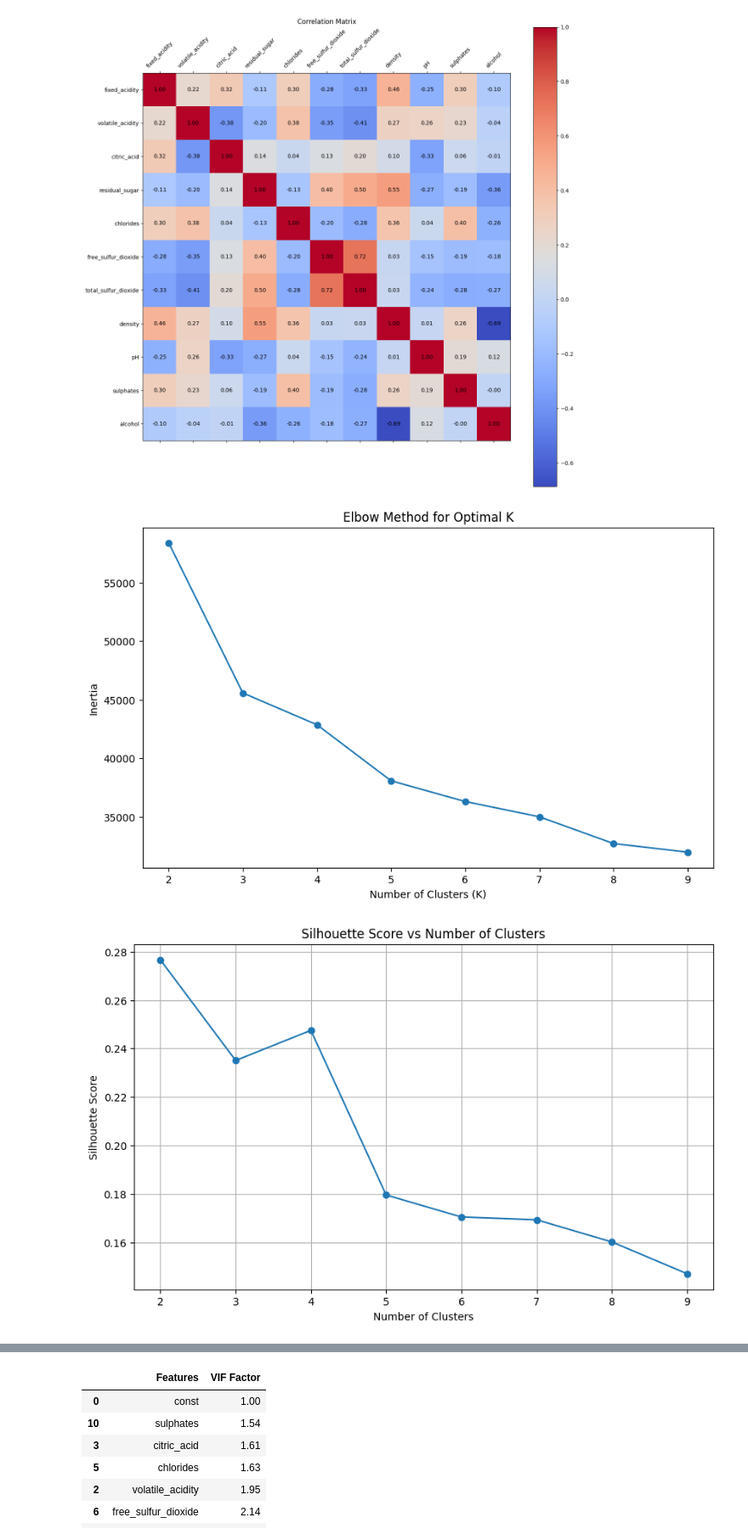
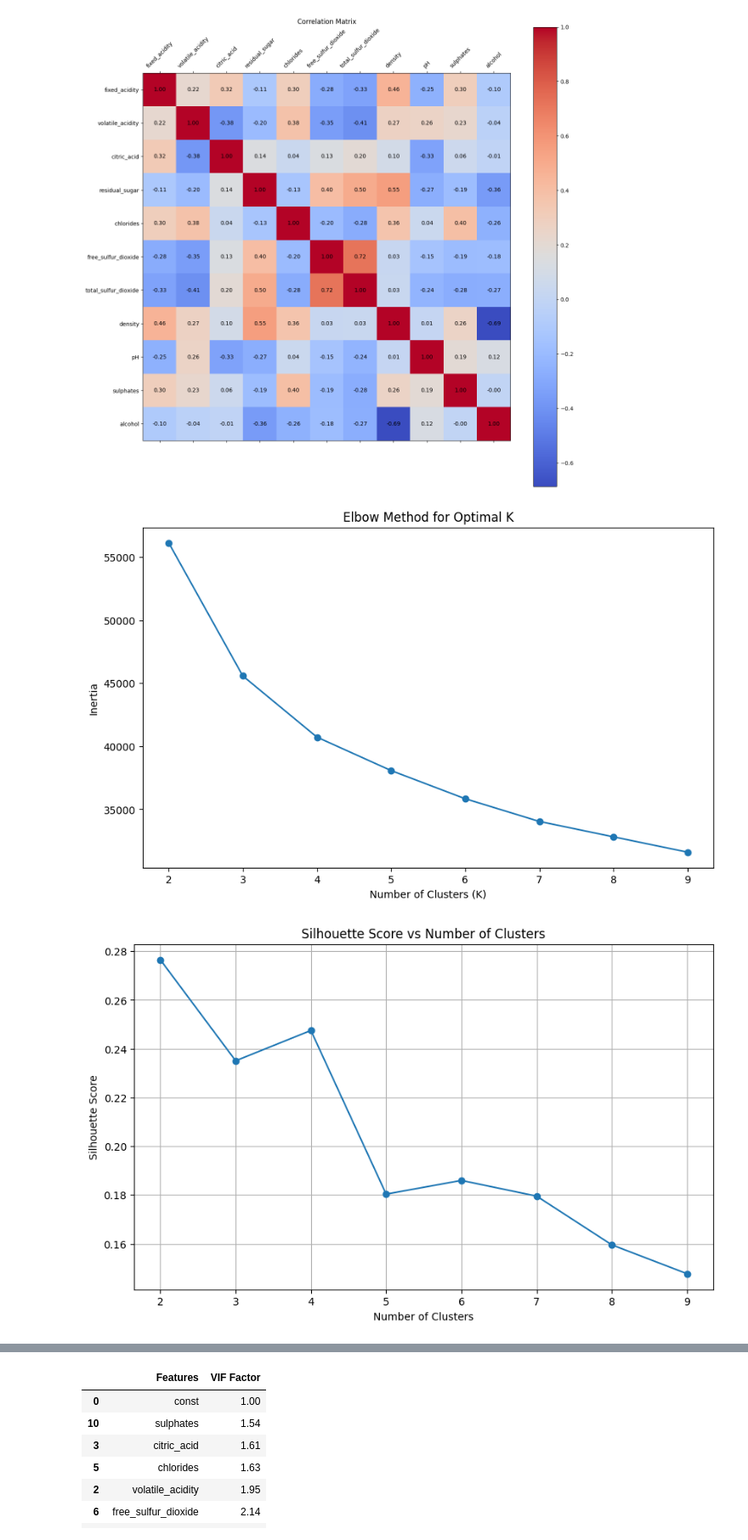
Before and after one commit to 2T1F/wine, a Jupyter notebook: explore.ipynb, the cells around one changed output, grey strips where cells are left out. Shown: that part at 85% size. Cells and saved outputs as stored; diff of their text form; code cells hidden in the pictures.

```diff
--- a/explore.ipynb
+++ b/explore.ipynb
@@ -116,41 +118,33 @@ plot_correlation_matrix(X_scaled)
 # %%
 from sklearn.cluster import KMeans
 k_range = range(2, 10)
 #Calculate elbow method to find optimal number of clusters
 inertia = []
-bics = []
+silhouette_scores = []
+from sklearn.metrics import silhouette_score
 for k in k_range:
-    kmeans = KMeans(n_clusters=k, random_state=35235)
+    kmeans = KMeans(n_clusters=k, n_init=10)
     kmeans.fit(X_scaled)
     inertia.append(kmeans.inertia_)
-    #Calculate BIC
-    bic = kmeans.inertia_ / len(X_scaled) + (k * np.log(len(X_scaled)))
-    bics.append(bic)
+    # Calculate silhouette score
+    silhouette_scores.append(silhouette_score(X_scaled, kmeans.labels_))
 plt.figure(figsize=(10, 6))
 plt.title('Elbow Method for Optimal K')
 plt.xlabel('Number of Clusters (K)')
 plt.ylabel('Inertia')
 plt.xticks(k_range)
 plt.plot(k_range, inertia, marker='o')
-
 # Silhouette score to find optimal number of clusters
-from sklearn.metrics import silhouette_score
-silhouette_scores = []
-for k in k_range:
-    kmeans = KMeans(n_clusters=k, random_state=32523)
-    kmeans.fit(X_scaled)
-    score = silhouette_score(X_scaled, kmeans.labels_)
-    silhouette_scores.append(score)
 plt.figure(figsize=(10, 6))
 plt.plot(k_range, silhouette_scores, marker='o')
 plt.title('Silhouette Score vs Number of Clusters')
 plt.xlabel('Number of Clusters')
 plt.ylabel('Silhouette Score')
 plt.xticks(k_range)
 plt.grid()
 plt.show()
 # %% [output]
-[figure, old version]
+[figure, new version]
-[figure, old version]
+[figure, new version]
 # %%
 #Choose k=3
```
Also changed, not shown: parts of 9 cells of this notebook.
